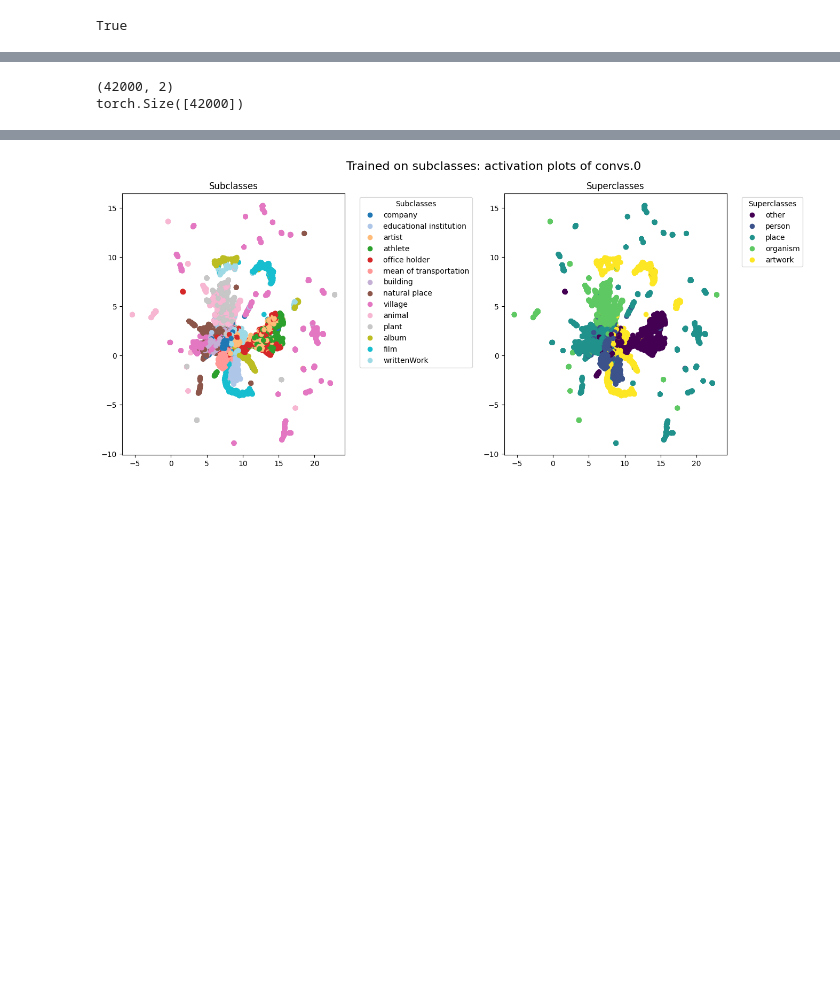
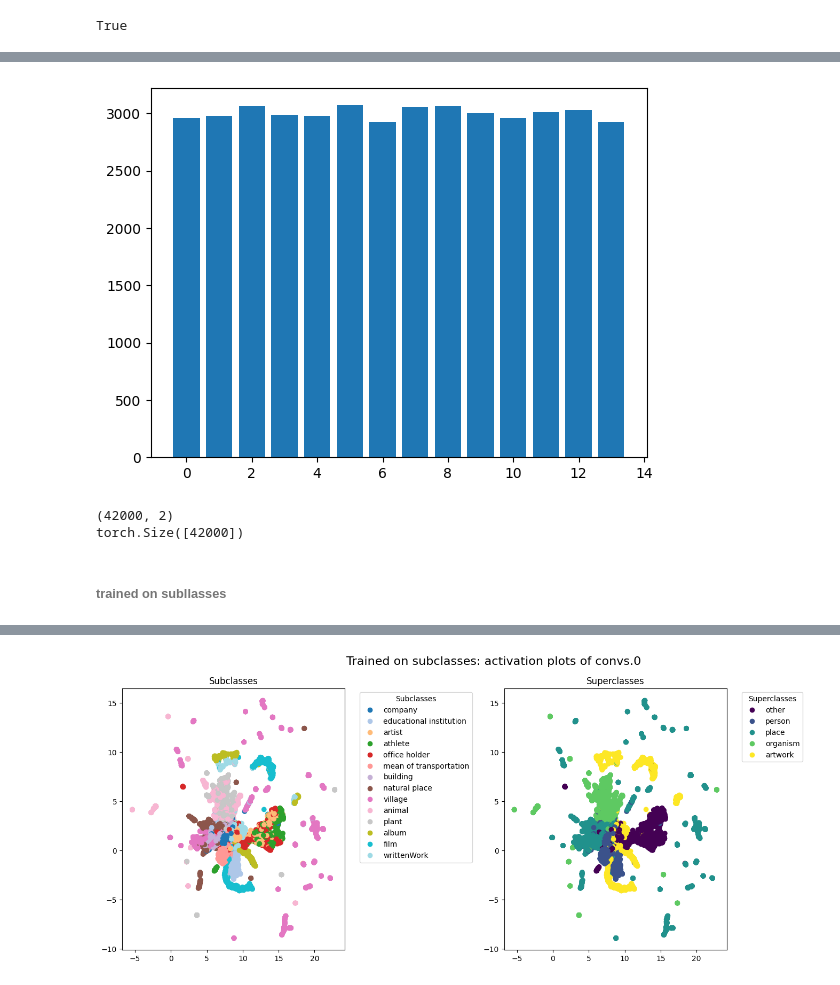
Before and after one commit to AFKonstantin/pytorch-sentiment-analysis, a Jupyter notebook: minimal_umap.ipynb, the cells around one changed output, grey strips where cells are left out. Cells and saved outputs as stored; diff of their text form; code cells hidden in the pictures; blank space fills up the shorter version.

```diff
--- a/minimal_umap.ipynb
+++ b/minimal_umap.ipynb
@@ -55,0 +121,5 @@ torch.Size([42000, 25200])
+# %%
+import numpy as np
+
+
+unique_subclass, counts_subclass = np.unique(selected_subclass_lables.numpy(), return_counts=True)
@@ -56,3 +157,14 @@ torch.Size([42000, 25200])
+# %%
+import matplotlib.pyplot as plt
+
+
+
+## bar plot
+
+plt.bar(unique_subclass, counts_subclass)
+plt.show()
+# %% [output]
+[figure, added]
 # %%
 seed = 42
 # %%
@@ -70,6 +182,8 @@ print(selected_subclass_lables.shape)
 # %% [output]
 (42000, 2)
 torch.Size([42000])
+# %% [markdown]
+###### trained on subllasses
 # %%
 # Class names
 subclass_names = [
```
Also changed, not shown: parts of 15 cells of this notebook, 1 other file.
